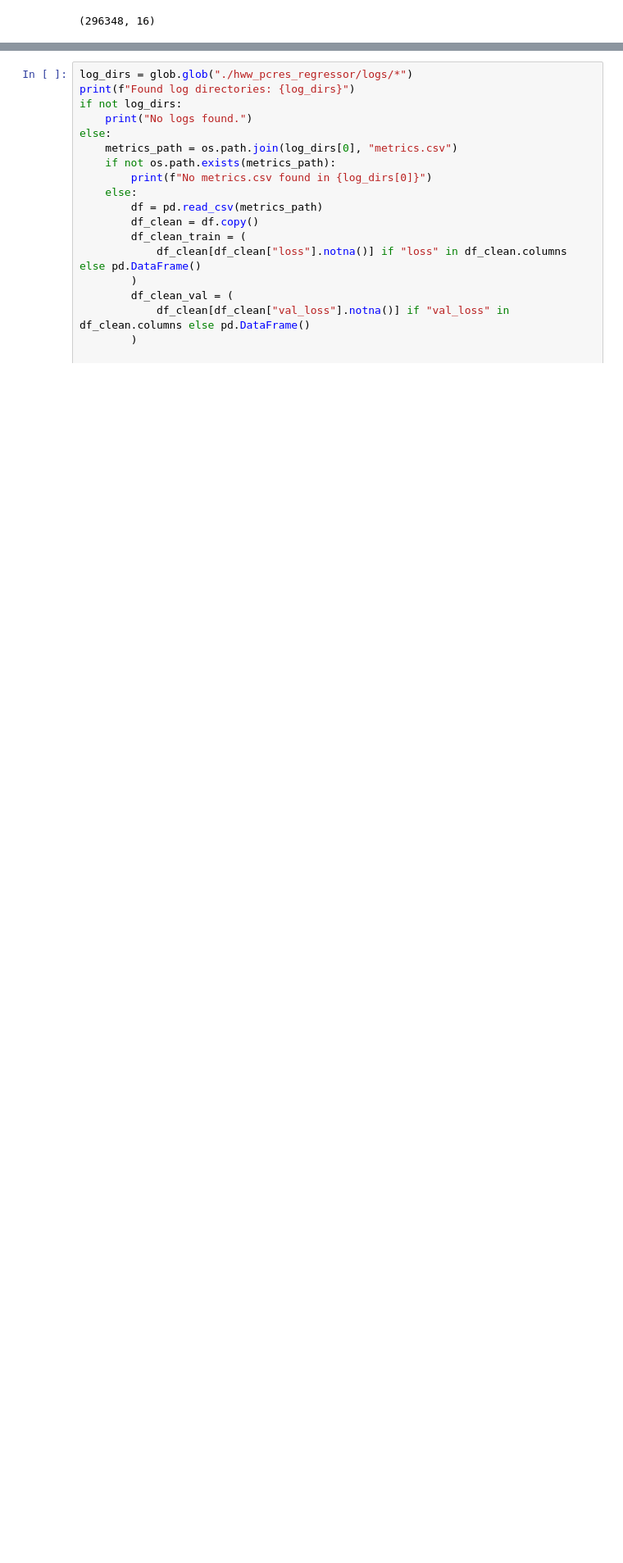
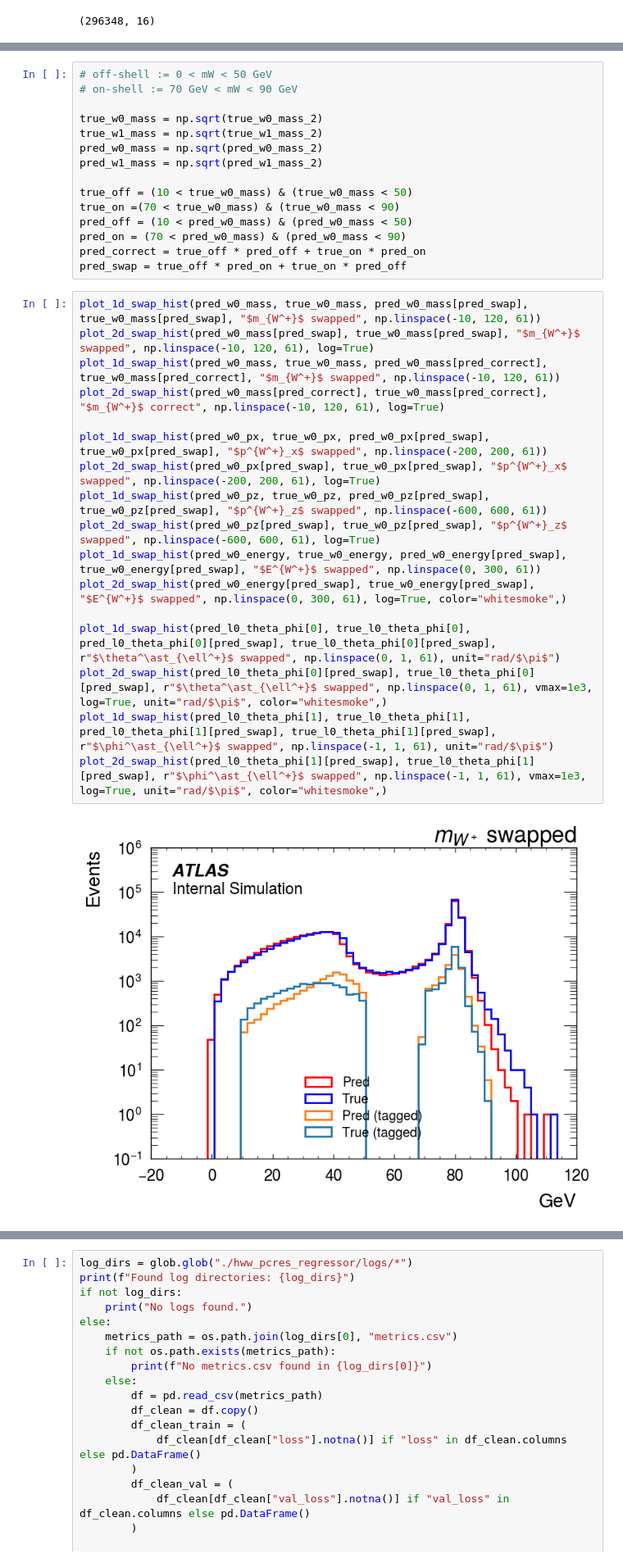
Before and after one commit to yygarypeng/ww-pcres, a Jupyter notebook: visualize.ipynb, the cells around one changed output, grey strips where cells are left out. Shown at 82% size. Cells and saved outputs as stored; diff of their text form; blank space fills up the shorter version.

```diff
--- a/visualize.ipynb
+++ b/visualize.ipynb
@@ -286,0 +335,34 @@ plot_2d_hist(dphi(pred_l0_theta_phi[1], pred_l1_theta_phi[1]), dphi(true_l0_thet
+# %%
+# off-shell := 0 < mW < 50 GeV
+# on-shell := 70 GeV < mW < 90 GeV
+
+true_w0_mass = np.sqrt(true_w0_mass_2)
+true_w1_mass = np.sqrt(true_w1_mass_2)
+pred_w0_mass = np.sqrt(pred_w0_mass_2)
+pred_w1_mass = np.sqrt(pred_w1_mass_2)
+
+true_off = (10 < true_w0_mass) & (true_w0_mass < 50)
+true_on =(70 < true_w0_mass) & (true_w0_mass < 90)
+pred_off = (10 < pred_w0_mass) & (pred_w0_mass < 50)
+pred_on = (70 < pred_w0_mass) & (pred_w0_mass < 90)
+pred_correct = true_off * pred_off + true_on * pred_on
+pred_swap = true_off * pred_on + true_on * pred_off
+# %%
+plot_1d_swap_hist(pred_w0_mass, true_w0_mass, pred_w0_mass[pred_swap], true_w0_mass[pred_swap], "$m_{W^+}$ swapped", np.linspace(-10, 120, 61))
+plot_2d_swap_hist(pred_w0_mass[pred_swap], true_w0_mass[pred_swap], "$m_{W^+}$ swapped", np.linspace(-10, 120, 61), log=True)
+plot_1d_swap_hist(pred_w0_mass, true_w0_mass, pred_w0_mass[pred_correct], true_w0_mass[pred_correct], "$m_{W^+}$ swapped", np.linspace(-10, 120, 61))
+plot_2d_swap_hist(pred_w0_mass[pred_correct], true_w0_mass[pred_correct], "$m_{W^+}$ correct", np.linspace(-10, 120, 61), log=True)
+
+plot_1d_swap_hist(pred_w0_px, true_w0_px, pred_w0_px[pred_swap], true_w0_px[pred_swap], "$p^{W^+}_x$ swapped", np.linspace(-200, 200, 61))
+plot_2d_swap_hist(pred_w0_px[pred_swap], true_w0_px[pred_swap], "$p^{W^+}_x$ swapped", np.linspace(-200, 200, 61), log=True)
+plot_1d_swap_hist(pred_w0_pz, true_w0_pz, pred_w0_pz[pred_swap], true_w0_pz[pred_swap], "$p^{W^+}_z$ swapped", np.linspace(-600, 600, 61))
+plot_2d_swap_hist(pred_w0_pz[pred_swap], true_w0_pz[pred_swap], "$p^{W^+}_z$ swapped", np.linspace(-600, 600, 61), log=True)
+plot_1d_swap_hist(pred_w0_energy, true_w0_energy, pred_w0_energy[pred_swap], true_w0_energy[pred_swap], "$E^{W^+}$ swapped", np.linspace(0, 300, 61))
+plot_2d_swap_hist(pred_w0_energy[pred_swap], true_w0_energy[pred_swap], "$E^{W^+}$ swapped", np.linspace(0, 300, 61), log=True, color="whitesmoke",)
+
+plot_1d_swap_hist(pred_l0_theta_phi[0], true_l0_theta_phi[0], pred_l0_theta_phi[0][pred_swap], true_l0_theta_phi[0][pred_swap], r"$\theta^\ast_{\ell^+}$ swapped", np.linspace(0, 1, 61), unit="rad/$\pi$")
+plot_2d_swap_hist(pred_l0_theta_phi[0][pred_swap], true_l0_theta_phi[0][pred_swap], r"$\theta^\ast_{\ell^+}$ swapped", np.linspace(0, 1, 61), vmax=1e3, log=True, unit="rad/$\pi$", color="whitesmoke",)
+plot_1d_swap_hist(pred_l0_theta_phi[1], true_l0_theta_phi[1], pred_l0_theta_phi[1][pred_swap], true_l0_theta_phi[1][pred_swap], r"$\phi^\ast_{\ell^+}$ swapped", np.linspace(-1, 1, 61), unit="rad/$\pi$")
+plot_2d_swap_hist(pred_l0_theta_phi[1][pred_swap], true_l0_theta_phi[1][pred_swap], r"$\phi^\ast_{\ell^+}$ swapped", np.linspace(-1, 1, 61), vmax=1e3, log=True, unit="rad/$\pi$", color="whitesmoke",)
+# %% [output]
+[figure, added]
```
Also changed, not shown: parts of 7 cells of this notebook, 59 other files.
